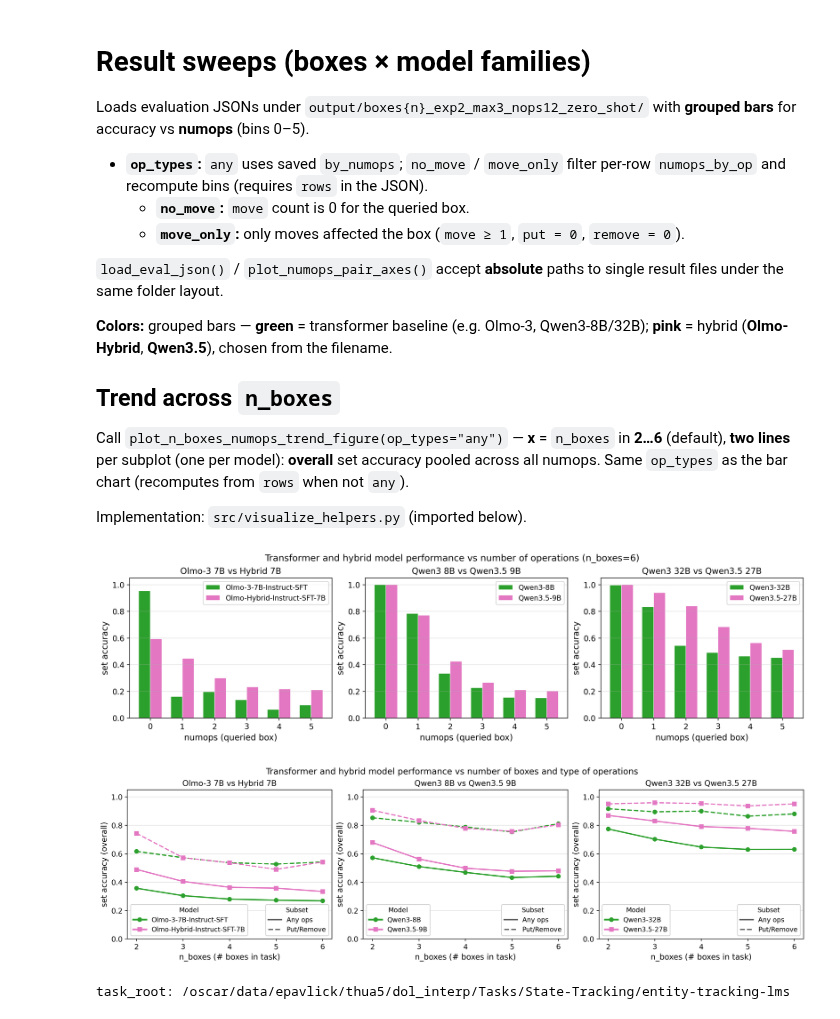
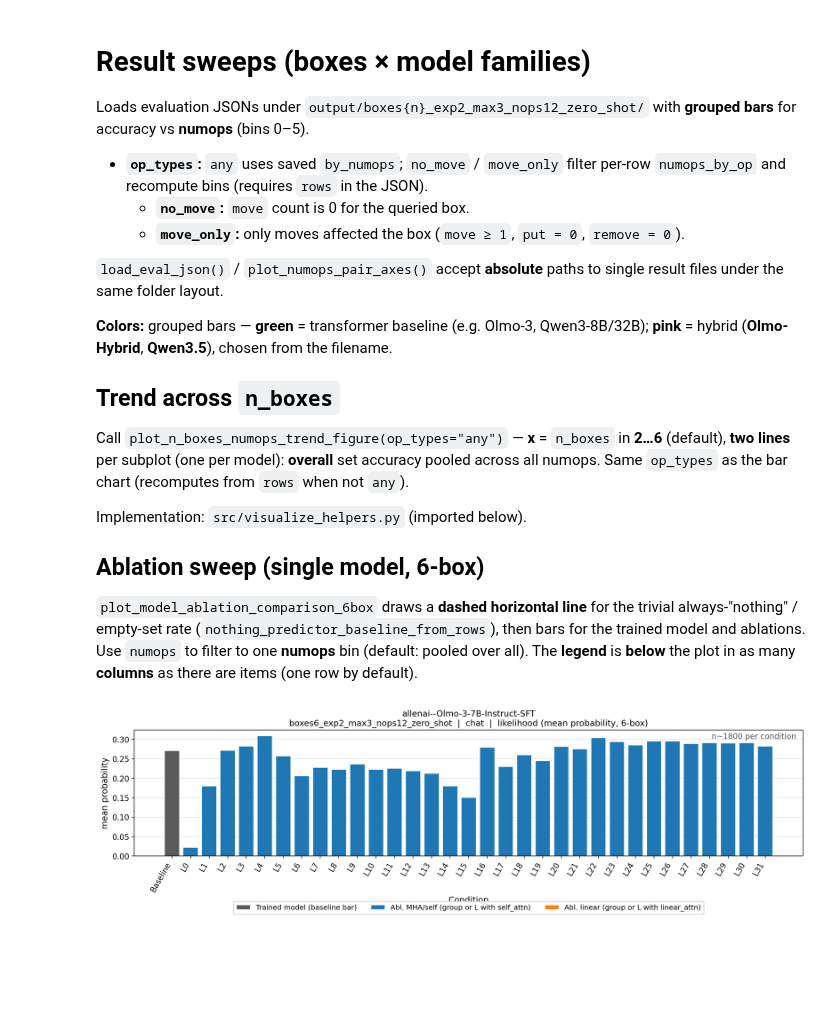
Before and after one commit to vlin39/temp, a Jupyter notebook: Tasks/State-Tracking/entity-tracking-lms/visualize_results.ipynb, the cells around one changed output. Saved outputs shown, nothing was run; the diff lists cells and outputs as text; code cells hidden in the pictures; blank space fills up the shorter version.

```diff
--- a/Tasks/State-Tracking/entity-tracking-lms/visualize_results.ipynb
+++ b/Tasks/State-Tracking/entity-tracking-lms/visualize_results.ipynb
@@ -16,43 +16,72 @@ Loads evaluation JSONs under `output/boxes{n}_exp2_max3_nops12_zero_shot/` with
 Call `plot_n_boxes_numops_trend_figure(op_types="any")` — **x** = `n_boxes` in **2…6** (default), **two lines** per subplot (one per model): **overall** set accuracy pooled across all numops. Same ``op_types`` as the bar chart (recomputes from ``rows`` when not `any`).
 
 Implementation: ``src/visualize_helpers.py`` (imported below).
+
+## Ablation sweep (single model, 6-box)
+
+``plot_model_ablation_comparison_6box`` draws a **dashed horizontal line** for the trivial always-"nothing" / empty-set rate (``nothing_predictor_baseline_from_rows``), then bars for the trained model and ablations. Use ``numops`` to filter to one **numops** bin (default: pooled over all). The **legend** is **below** the plot in as many **columns** as there are items (one row by default).
 # %%
 import sys
 from pathlib import Path
 
+sys.path.append("/users/thua5/data/thua5/dol_interp/Tasks/State-Tracking/entity-tracking-lms")
+
+sys.path.append("/users/thua5/data/thua5/dol_interp/Tasks/State-Tracking/entity-tracking-lms/src")
+
 import matplotlib.pyplot as plt
 
-# Add ``src/`` so ``visualize_helpers`` imports when the cwd is ``entity-tracking-lms/`` (or one level up).
-for _base in (Path.cwd(), Path.cwd().parent):
-    _vh = _base / "src" / "visualize_helpers.py"
-    if _vh.is_file():
-        sys.path.insert(0, str(_vh.parent))
-        break
-else:
-    raise ImportError(
-        "Could not find src/visualize_helpers.py; run the notebook with cwd set to "
-        "entity-tracking-lms/ (or the repo folder that contains src/)."
-    )
-
-from visualize_helpers import (
+from src.visualize_helpers import (
     DEFAULT_COMPARISON_TRIPLETS,
     DEFAULT_N_BOXES_RANGE,
     NUMOPS_BINS,
+    plot_likelihood_pair_by_numops,
+    plot_model_ablation_comparison_6box,
+    plot_model_ablation_likelihood_6box,
     plot_model_family_comparison_figure,
     plot_n_boxes_numops_trend_figure,
     task_root,
 )
 
-# Bar chart at a single n_boxes
-fig1, axes1 = plot_model_family_comparison_figure(n_boxes=6, op_types="any", suptitle="Transformer and hybrid model performance vs number of operations (n_boxes=6)")
-plt.show()
+# # Bar chart at a single n_boxes
+# fig1, axes1 = plot_model_family_comparison_figure(n_boxes=6, op_types="any", suptitle="Transformer and hybrid model performance vs number of operations (n_boxes=6)")
+# plt.show()
 
-# Lines: mean of pair vs n_boxes in DEFAULT_N_BOXES_RANGE (2..6)
-fig2, axes2 = plot_n_boxes_numops_trend_figure(op_types="any", suptitle="Transformer and hybrid model performance vs number of boxes and type of operations")
-plt.show()
+# # Lines: mean of pair vs n_boxes in DEFAULT_N_BOXES_RANGE (2..6)
+# fig2, axes2 = plot_n_boxes_numops_trend_figure(op_types="any", suptitle="Transformer and hybrid model performance vs number of boxes and type of operations")
+# plt.show()
 
-print("task_root:", task_root())
+# print("task_root:", task_root())
-# %% [output]
-[figure, removed]
-[figure, removed]
-task_root: /oscar/data/epavlick/thua5/dol_interp/Tasks/State-Tracking/entity-tracking-lms
+# %%
+# Olmo Hybrid SFT: baseline vs trivial "nothing" constant vs group vs per-layer ablations
+# fig_abl, ax_abl = plot_model_ablation_comparison_6box(
+#     # "allenai/Olmo-Hybrid-Instruct-SFT-7B",
+#     "Qwen--Qwen3.5-27B",
+#     n_boxes=6,
+#     prompt_mode="chat",
+#     op_types="any",
+#     metric="set_accuracy",
+#     numops=None,  # e.g. 0, 1, … to restrict to that numops bin (requires `rows` in JSONs)
+#     show_nothing_baseline=False,
+# )
+# plt.show()
+
+# Likelihood example: compare two likelihood eval JSONs by numops bins.
+# out_dir = task_root() / "output" / "boxes6_exp2_max3_nops12_zero_shot"
+# fig_ll, ax_ll = plot_likelihood_pair_by_numops(
+#     out_dir / "Qwen--Qwen3-32B_chat_likelihood.json",
+#     out_dir / "Qwen--Qwen3.5-27B_chat_likelihood.json",
+#     metric="probability",  # or "log_likelihood"
+#     title="Qwen3 8B vs Qwen3.5 9B (likelihood)",
+# )
+# plt.show()
+
+# Likelihood ablation example: one model, baseline/group/layer bars.
+fig_abl_ll, ax_abl_ll = plot_model_ablation_likelihood_6box(
+    "allenai--Olmo-3-7B-Instruct-SFT",
+    n_boxes=6,
+    prompt_mode="chat",
+    metric="probability",  # or "probability"
+)
+plt.show()
+# %% [output]
+[figure, added]
```
Also changed, not shown: 9 other files.
